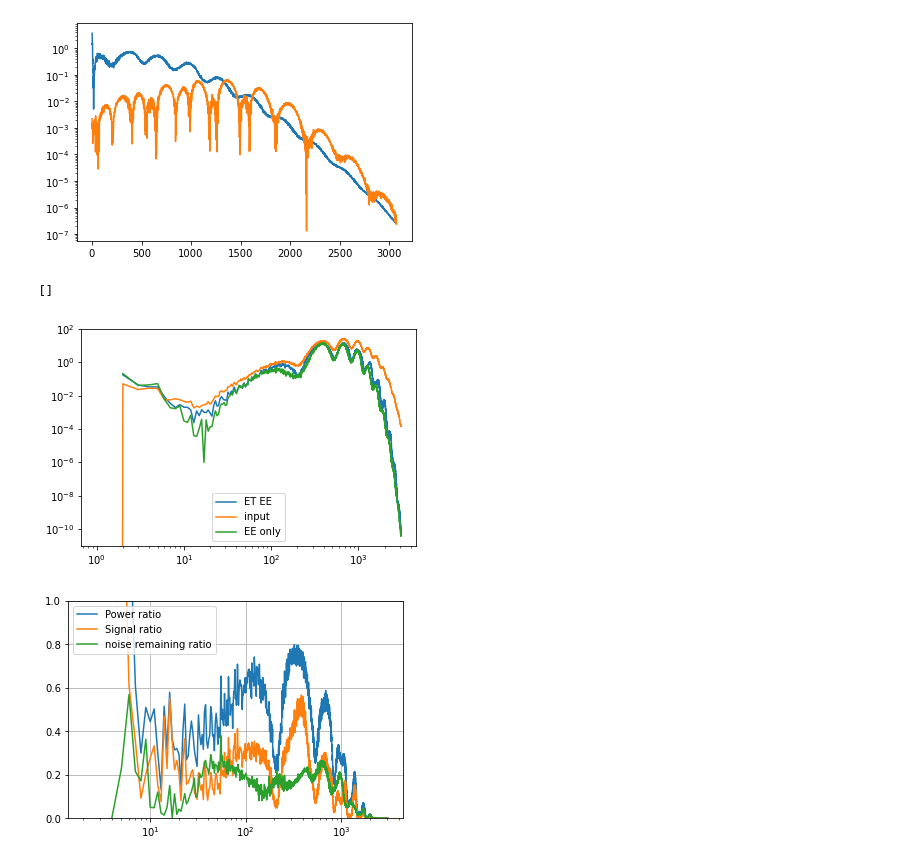
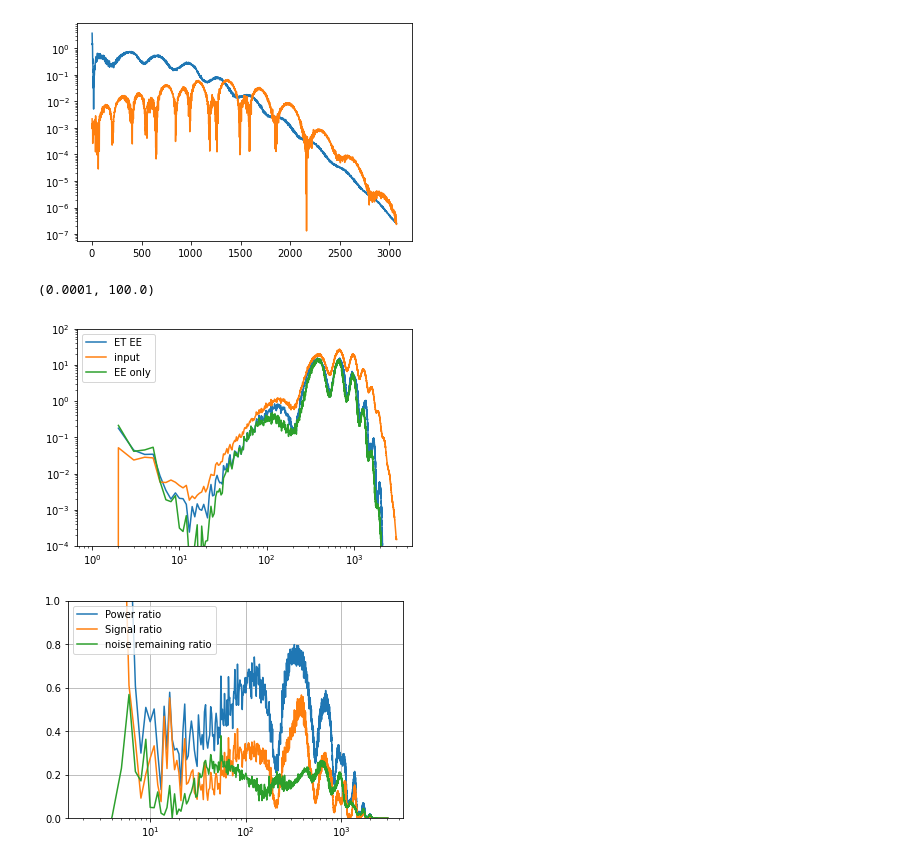
Before and after one commit to catyz/destripe, a Jupyter notebook: wiener.ipynb, the cells around one changed output. Saved outputs shown, nothing was run; the diff lists cells and outputs as text; code cells hidden in the pictures.

```diff
--- a/wiener.ipynb
+++ b/wiener.ipynb
@@ -73,13 +73,14 @@ TT_contr = hp.almxfl(alm_out[0], W_01)
 # %%
 plt.plot(c2d*hp.alm2cl(EE_contr + TT_contr), label='ET EE')
 plt.plot(c2d*a_in[1], label='input')
 plt.plot(c2d*hp.alm2cl(EE_contr), label='EE only')
 plt.legend()
 # plt.plot(c2d*a_out[1])
 plt.loglog()
+plt.ylim([1e-4,1e2])
 # %% [output]
-[]
+(0.0001, 100.0)
-[figure, old version]
+[figure, new version]
 # %%
 #Signal recovered ratio
 
```
Also changed, not shown: 6 other files.
